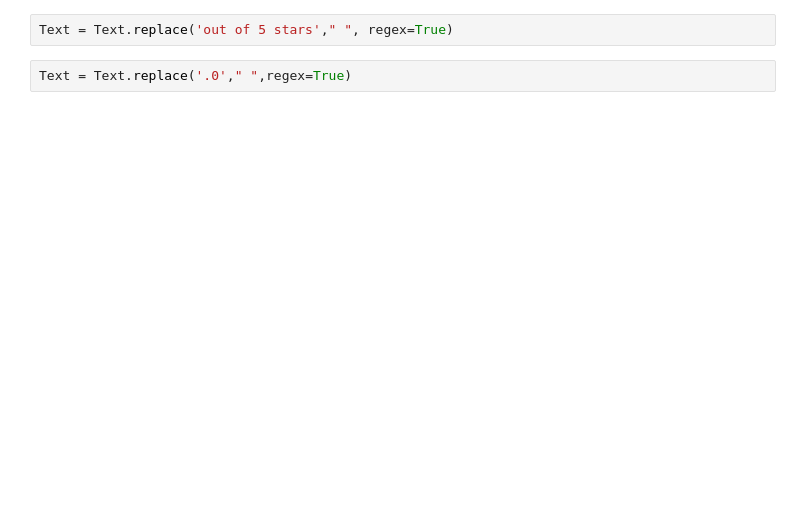
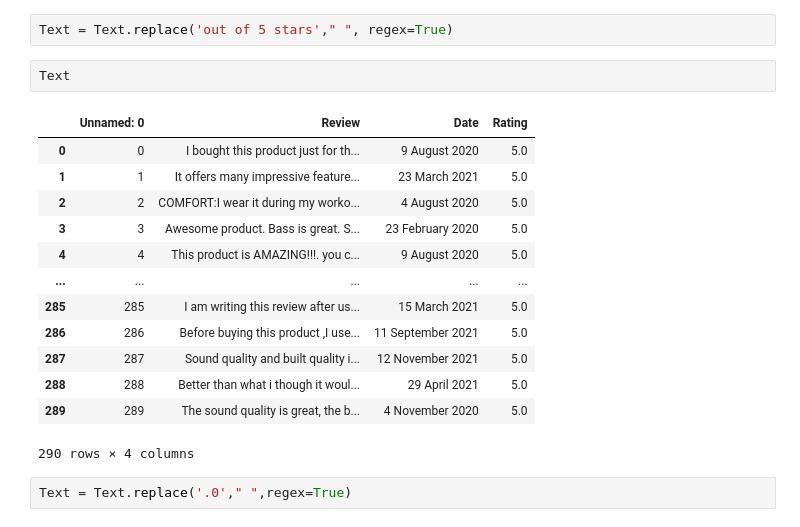
Before and after one commit to formallinguist/NLP-projects., a Jupyter notebook: DataFrame_to_CSV.ipynb, the cells around one changed output. Cells and saved outputs as stored; diff of their text form; blank space fills up the shorter version.

```diff
--- a/DataFrame_to_CSV.ipynb
+++ b/DataFrame_to_CSV.ipynb
@@ -28,4 +60,20 @@ Text = Text.replace('Reviewed in India on','',regex=True)
 # %%
 Text = Text.replace('out of 5 stars'," ", regex=True)
+# %%
+Text
+# %% [output]
+|  | Unnamed: 0 | Review | Date | Rating |
+| 0 | 0 | I bought this product just for th... | 9 August 2020 | 5.0 |
+| 1 | 1 | It offers many impressive feature... | 23 March 2021 | 5.0 |
+| 2 | 2 | COMFORT:I wear it during my worko... | 4 August 2020 | 5.0 |
+| 3 | 3 | Awesome product. Bass is great. S... | 23 February 2020 | 5.0 |
+| 4 | 4 | This product is AMAZING!!!. you c... | 9 August 2020 | 5.0 |
+| ... | ... | ... | ... | ... |
+| 285 | 285 | I am writing this review after us... | 15 March 2021 | 5.0 |
+| 286 | 286 | Before buying this product ,I use... | 11 September 2021 | 5.0 |
+| 287 | 287 | Sound quality and built quality i... | 12 November 2021 | 5.0 |
+| 288 | 288 | Better than what i though it woul... | 29 April 2021 | 5.0 |
+| 289 | 289 | The sound quality is great, the b... | 4 November 2020 | 5.0 |
+290 rows × 4 columns
 # %%
 Text = Text.replace('.0'," ",regex=True)
```
Also changed, not shown: parts of 4 cells of this notebook.
